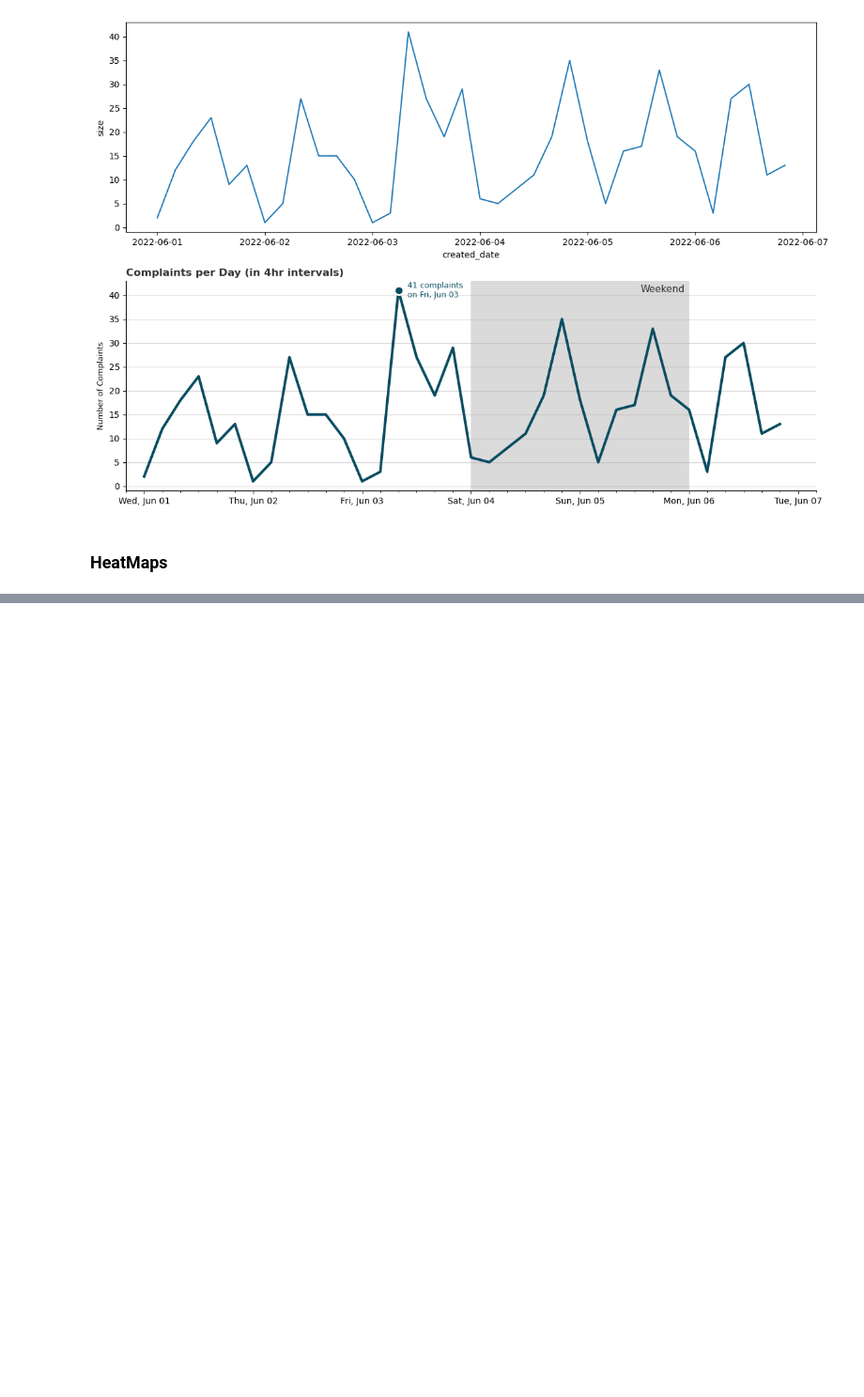
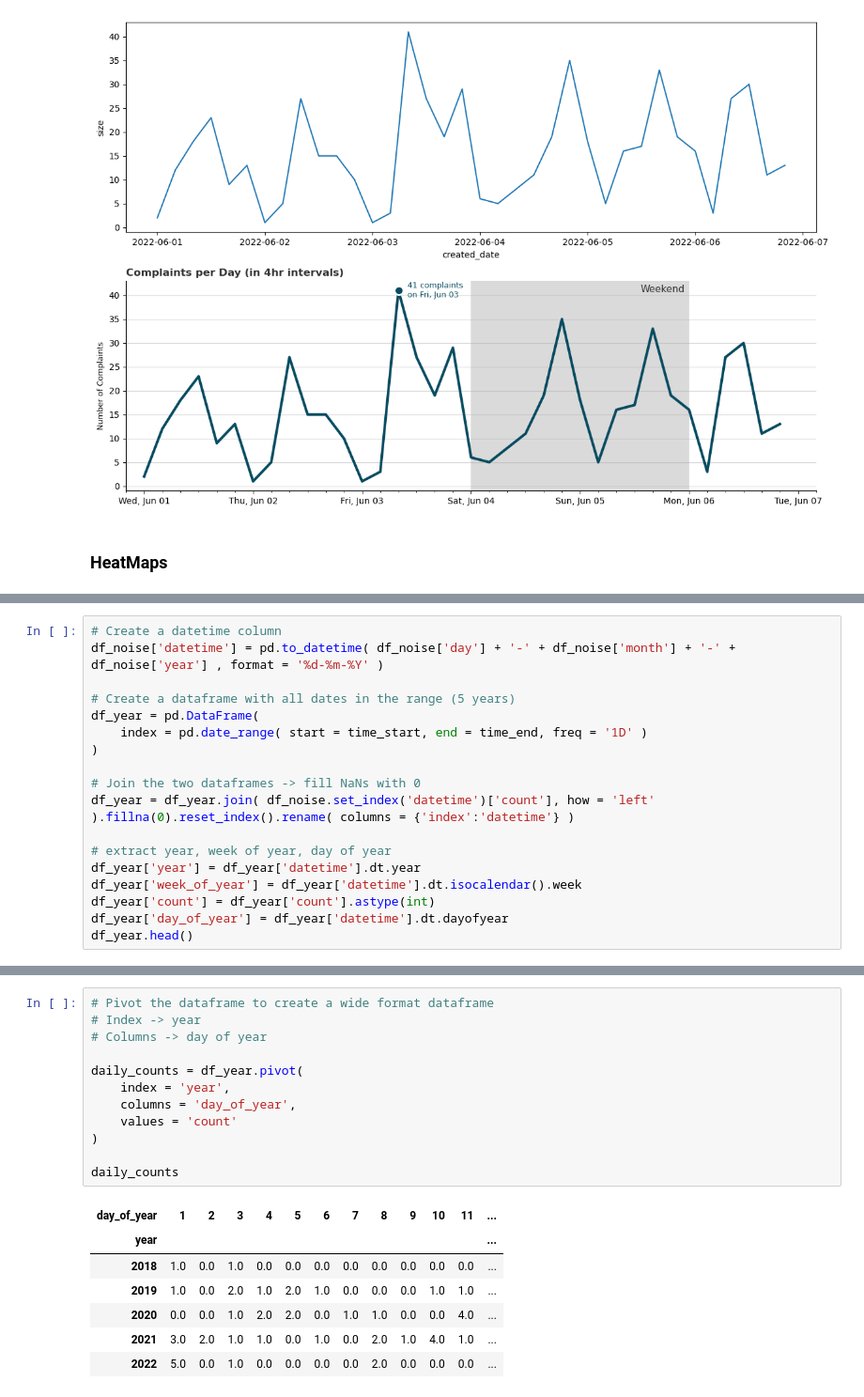
Before and after one commit to cankadir/AnalyticsExchange, a Jupyter notebook: NYC_DataViz_Workshop.ipynb, the cells around one changed output, grey strips where cells are left out. Shown at 94% size. Drawn from its saved outputs; the diff is of its cells as text; blank space fills up the shorter version.

```diff
--- a/NYC_DataViz_Workshop.ipynb
+++ b/NYC_DataViz_Workshop.ipynb
@@ -341,0 +417,18 @@ plt.tight_layout( w_pad = 1 );
+# %%
+# Create a datetime column
+df_noise['datetime'] = pd.to_datetime( df_noise['day'] + '-' + df_noise['month'] + '-' + df_noise['year'] , format = '%d-%m-%Y' )
+
+# Create a dataframe with all dates in the range (5 years)
+df_year = pd.DataFrame(
+    index = pd.date_range( start = time_start, end = time_end, freq = '1D' )
+)
+
+# Join the two dataframes -> fill NaNs with 0
+df_year = df_year.join( df_noise.set_index('datetime')['count'], how = 'left' ).fillna(0).reset_index().rename( columns = {'index':'datetime'} )
+
+# extract year, week of year, day of year
+df_year['year'] = df_year['datetime'].dt.year
+df_year['week_of_year'] = df_year['datetime'].dt.isocalendar().week
+df_year['count'] = df_year['count'].astype(int)
+df_year['day_of_year'] = df_year['datetime'].dt.dayofyear
+df_year.head()
@@ -341,0 +442,20 @@ plt.tight_layout( w_pad = 1 );
+# %%
+# Pivot the dataframe to create a wide format dataframe
+# Index -> year
+# Columns -> day of year
+
+daily_counts = df_year.pivot(
+    index = 'year',
+    columns = 'day_of_year',
+    values = 'count'
+)
+
+daily_counts
+# %% [output]
+| day_of_year | 1 | 2 | 3 | 4 | 5 | 6 | 7 | 8 | 9 | 10 | 11 | ... |
+| year |  |  |  |  |  |  |  |  |  |  |  | ... |
+| 2018 | 1.0 | 0.0 | 1.0 | 0.0 | 0.0 | 0.0 | 0.0 | 0.0 | 0.0 | 0.0 | 0.0 | ... |
+| 2019 | 1.0 | 0.0 | 2.0 | 1.0 | 2.0 | 1.0 | 0.0 | 0.0 | 0.0 | 1.0 | 1.0 | ... |
+| 2020 | 0.0 | 0.0 | 1.0 | 2.0 | 2.0 | 0.0 | 1.0 | 1.0 | 0.0 | 0.0 | 4.0 | ... |
+| 2021 | 3.0 | 2.0 | 1.0 | 1.0 | 0.0 | 1.0 | 0.0 | 2.0 | 1.0 | 4.0 | 1.0 | ... |
+| 2022 | 5.0 | 0.0 | 1.0 | 0.0 | 0.0 | 0.0 | 0.0 | 2.0 | 0.0 | 0.0 | 0.0 | ... |
```
Also changed, not shown: parts of 14 cells of this notebook.
